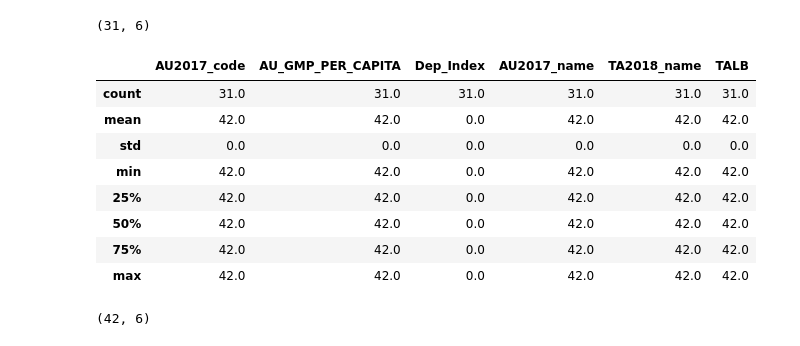
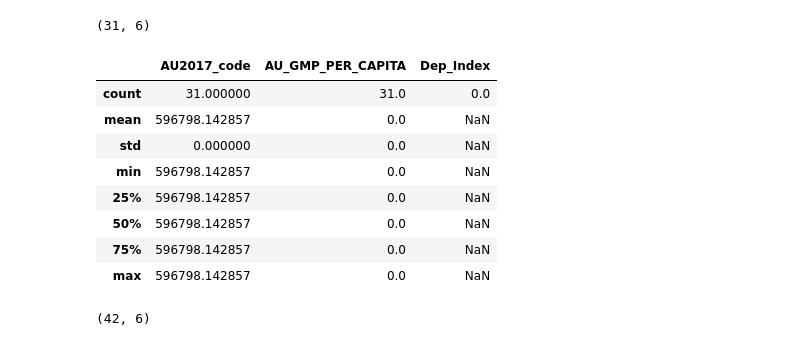
Before and after one commit to keri/DotLovesData, a Jupyter notebook: notebooks/data_exploration_AND_clean_data.ipynb, the cells around one changed output. Cells and saved outputs as stored; diff of their text form; code cells hidden in the pictures.

```diff
--- a/notebooks/data_exploration_AND_clean_data.ipynb
+++ b/notebooks/data_exploration_AND_clean_data.ipynb
@@ -96,17 +96,17 @@ community[community['Dep_Index'].isna()].groupby(by='Date').count().shape
 (31, 6)
 # %%
 #There are 42 codes for each 31 rows of dates.
-community[community['Dep_Index'].isna()].groupby(by='Date').count().describe()
+community[community['Dep_Index'].isna()].groupby(by='Date').mean().describe()
 # %% [output]
-|  | AU2017_code | AU_GMP_PER_CAPITA | Dep_Index | AU2017_name | TA2018_name | TALB |
-| count | 31.0 | 31.0 | 31.0 | 31.0 | 31.0 | 31.0 |
-| mean | 42.0 | 42.0 | 0.0 | 42.0 | 42.0 | 42.0 |
-| std | 0.0 | 0.0 | 0.0 | 0.0 | 0.0 | 0.0 |
-| min | 42.0 | 42.0 | 0.0 | 42.0 | 42.0 | 42.0 |
-| 25% | 42.0 | 42.0 | 0.0 | 42.0 | 42.0 | 42.0 |
-| 50% | 42.0 | 42.0 | 0.0 | 42.0 | 42.0 | 42.0 |
-| 75% | 42.0 | 42.0 | 0.0 | 42.0 | 42.0 | 42.0 |
-| max | 42.0 | 42.0 | 0.0 | 42.0 | 42.0 | 42.0 |
+|  | AU2017_code | AU_GMP_PER_CAPITA | Dep_Index |
+| count | 31.000000 | 31.0 | 0.0 |
+| mean | 596798.142857 | 0.0 | NaN |
+| std | 0.000000 | 0.0 | NaN |
+| min | 596798.142857 | 0.0 | NaN |
+| 25% | 596798.142857 | 0.0 | NaN |
+| 50% | 596798.142857 | 0.0 | NaN |
+| 75% | 596798.142857 | 0.0 | NaN |
+| max | 596798.142857 | 0.0 | NaN |
 # %%
 community[community['Dep_Index'].isna()].groupby(by='AU2017_code').count().shape
 # %% [output]
```
Also changed, not shown: parts of 12 cells of this notebook, 4 other files.
